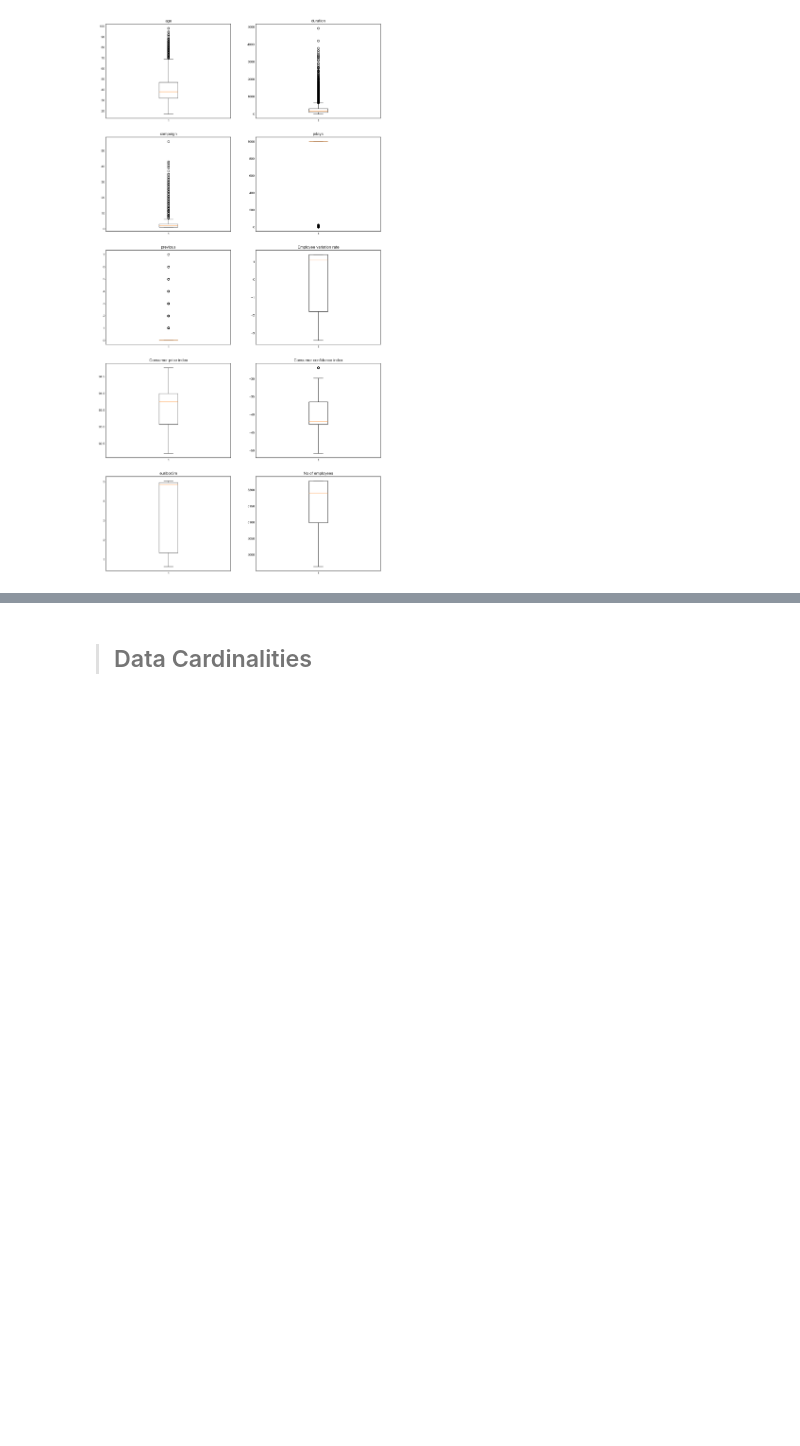
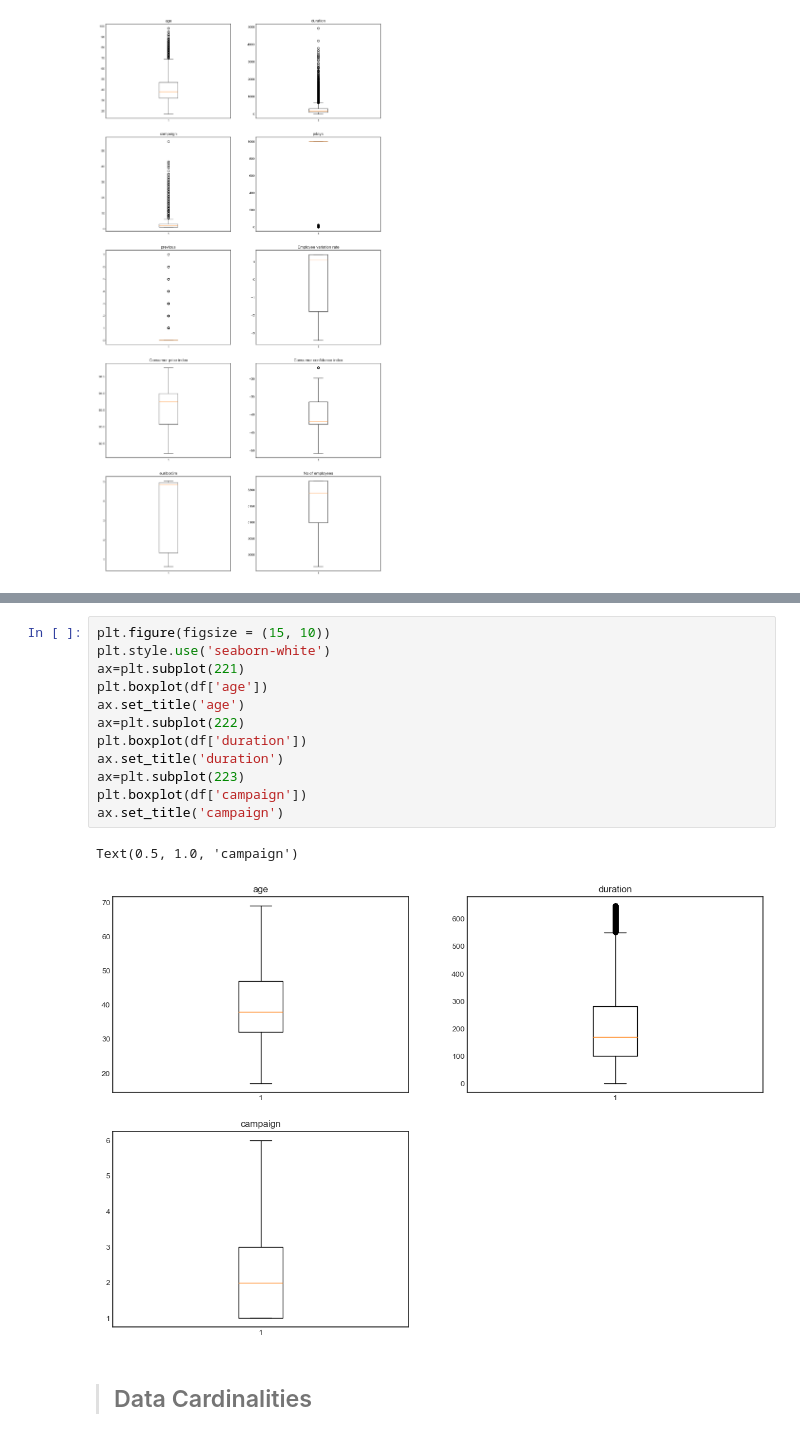
Before and after one commit to team-theta-dtids/final-project, a Jupyter notebook: main_new.ipynb, the cells around one changed output, grey strips where cells are left out. Drawn from its saved outputs; the diff is of its cells as text; blank space fills up the shorter version.

```diff
--- a/main_new.ipynb
+++ b/main_new.ipynb
@@ -262,3 +270,18 @@ Text(0.5, 1.0, 'No of employees')
+# %%
+plt.figure(figsize = (15, 10))
+plt.style.use('seaborn-white')
+ax=plt.subplot(221)
+plt.boxplot(df['age'])
+ax.set_title('age')
+ax=plt.subplot(222)
+plt.boxplot(df['duration'])
+ax.set_title('duration')
+ax=plt.subplot(223)
+plt.boxplot(df['campaign'])
+ax.set_title('campaign')
+# %% [output]
+Text(0.5, 1.0, 'campaign')
+[figure, added]
 # %% [markdown]
 >## Data Cardinalities
 # %%
```
Also changed, not shown: parts of 44 cells of this notebook.
